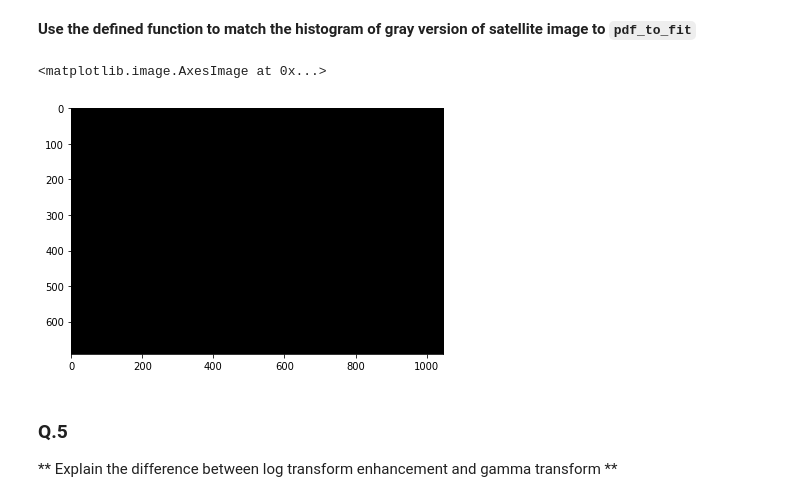
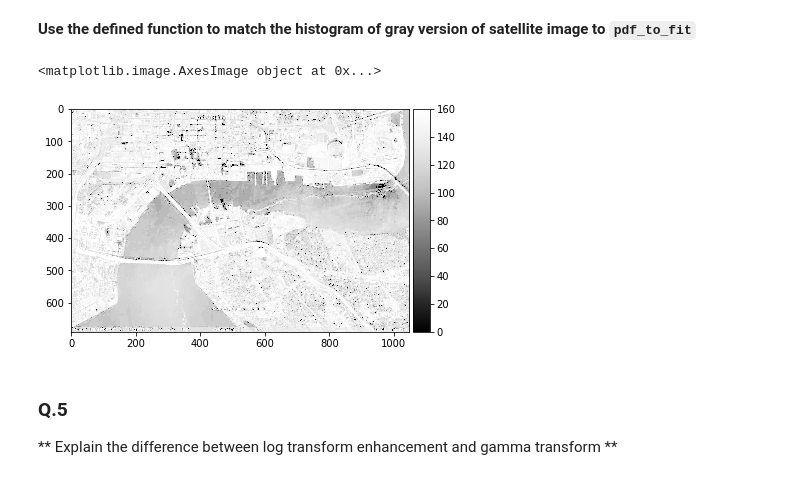
Before and after one commit to ali-yar/B31XB-IIP-TP-1718, a Jupyter notebook: 2-image-enhancement/2-enhancement-supplementary.ipynb, the cells around one changed output. Saved outputs shown, nothing was run; the diff lists cells and outputs as text; code cells hidden in the pictures.

```diff
--- a/2-image-enhancement/2-enhancement-supplementary.ipynb
+++ b/2-image-enhancement/2-enhancement-supplementary.ipynb
@@ -214,15 +209,15 @@ pdf_to_fit = norm.pdf(x, 150, 30)
 # %%
 sat_im_filename = './images/satellite.jpg'
 sat_im = io.imread(sat_im_filename)
 sat_im = color.rgb2grey(sat_im)
 sat_im = img_as_ubyte(sat_im)
 
-match = hist_match(sat_im, pdf_to_fit, min_int, max_int)
+match = hist_match(sat_im, pdf_to_fit, sat_im.min(), sat_im.max())
 
-io.imshow(match)
+io.imshow(match,  cmap=cm.Greys_r)
 # %% [output]
-<matplotlib.image.AxesImage at 0x...>
+<matplotlib.image.AxesImage object at 0x...>
-[figure, old version]
+[figure, new version]
 # %% [markdown]
 ### Q.5
 
```
Also changed, not shown: parts of 4 cells of this notebook, 1 other file.
